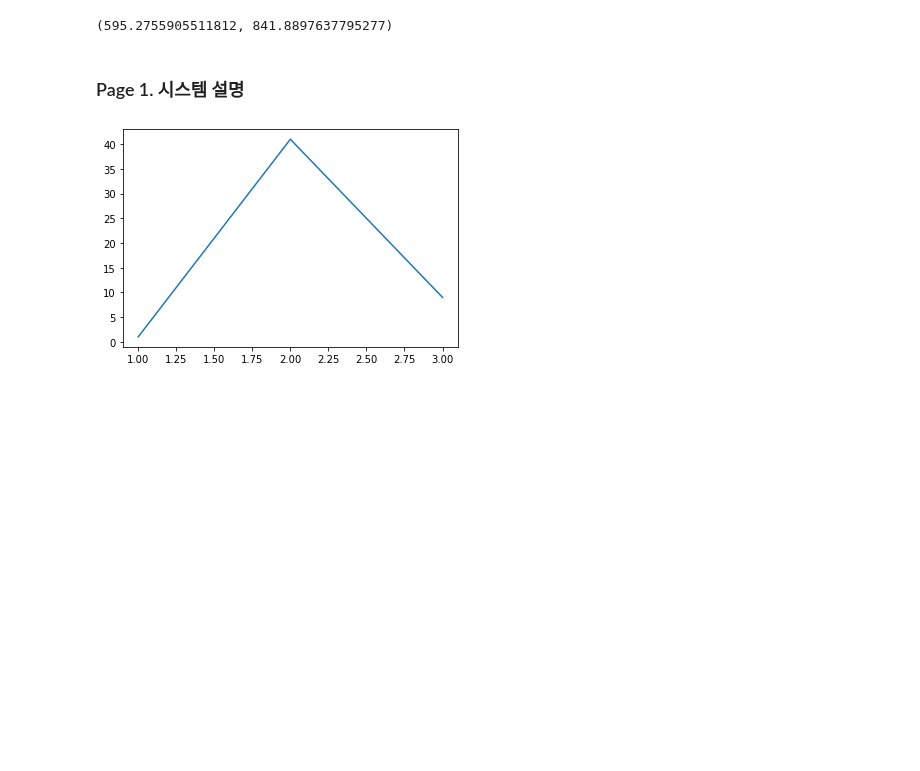
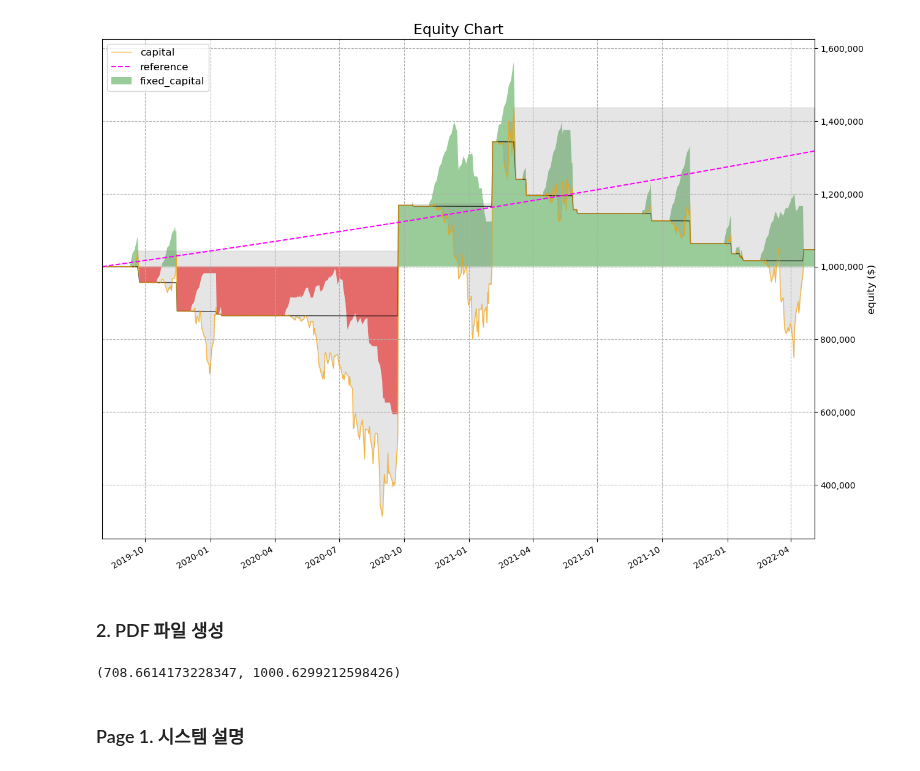
Before and after one commit to zipu/Trading, a Jupyter notebook: pdfcreatetest.ipynb, the cells around one changed output. Cells and saved outputs as stored; diff of their text form; code cells hidden in the pictures; blank space fills up the shorter version.

```diff
--- a/pdfcreatetest.ipynb
+++ b/pdfcreatetest.ipynb
@@ -18,9 +61,14 @@ with open('03.전략연구/systems/system2.yaml', encoding='utf-8') as f:
+# %%
+s=system.summary()
+# %% [output]
+[figure, added]
+# %% [markdown]
+### 2. PDF 파일 생성
 # %%
 font = 'Malgun Gothic'
 fontdir = os.path.join("c:\\windows",'fonts','malgun.ttf')
 pdfmetrics.registerFont(TTFont('malgun', fontdir))
 pdfmetrics.registerFont(TTFont('gulim', os.path.join("c:\\windows",'fonts','NGULIM.TTF')))
+B4
+# %% [output]
+(708.6614173228347, 1000.6299212598426)
-# %%
-A4
-# %% [output]
-(595.2755905511812, 841.8897637795277)
@@ -54,10 +102,0 @@ from svglib.svglib import svg2rlg
-# %%
-ax = plt.subplot()
-ax.plot([1,2,3],[1,41,9])
-
-buf = io.BytesIO()
-plt.savefig(buf, format='svg')
-buf.seek(0)
-img = svg2rlg(buf)
-# %% [output]
-[figure, removed]
```
Also changed, not shown: parts of 33 cells of this notebook, 25 other files.
